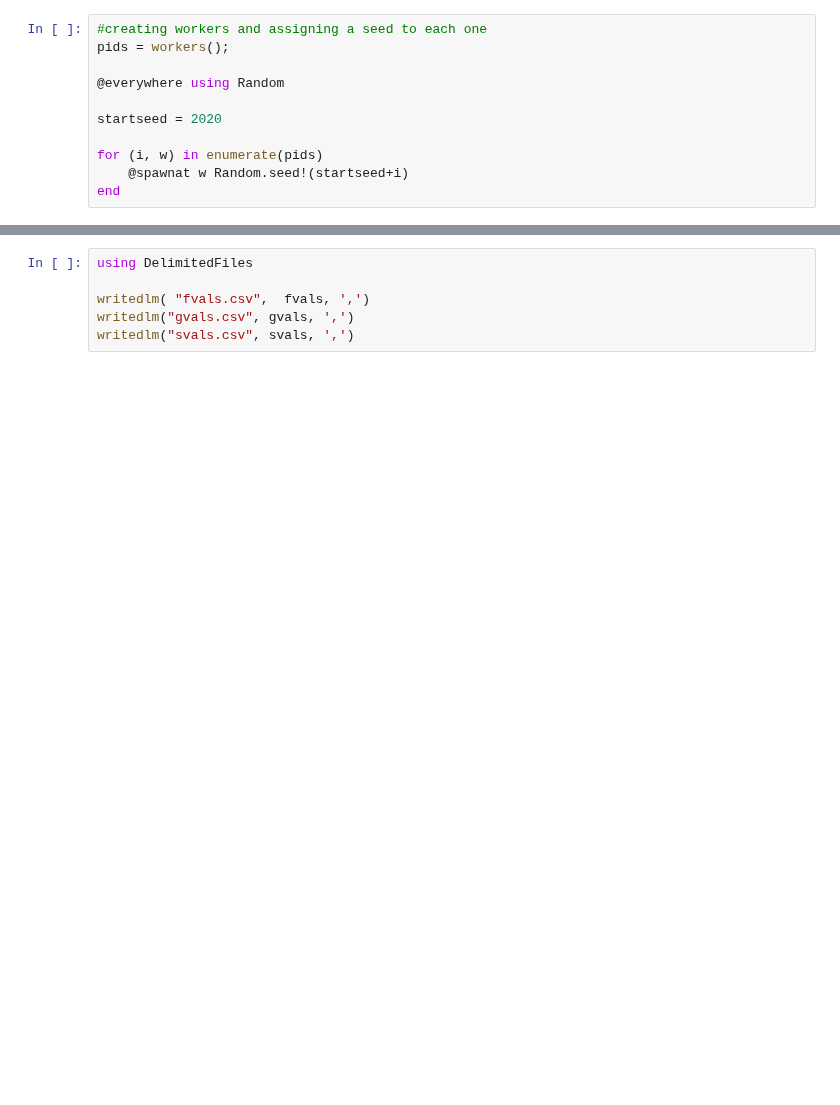
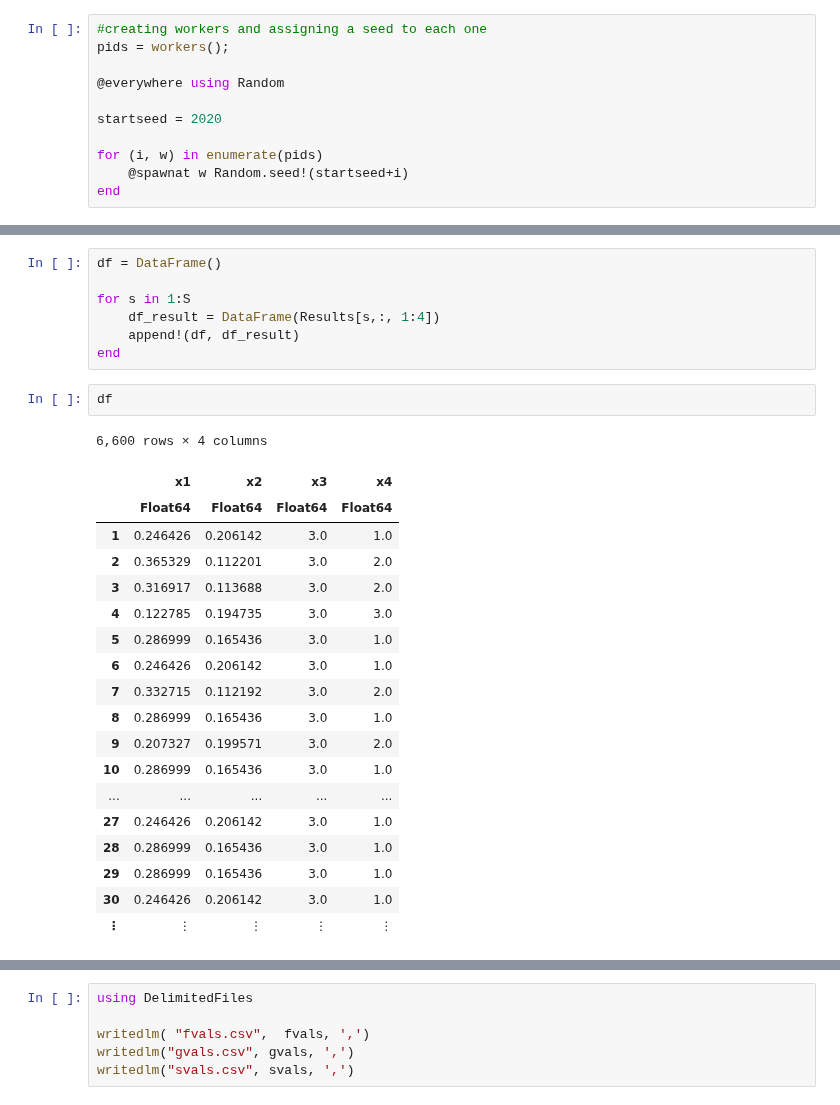
Before and after one commit to jmatheusgpa/BargainingJulia, a Jupyter notebook: Parallel/coupled_sim_anl_ncores_duplas.ipynb, the cells around one changed output, grey strips where cells are left out. Drawn from its saved outputs; the diff is of its cells as text; blank space fills up the shorter version.

```diff
--- a/Parallel/coupled_sim_anl_ncores_duplas.ipynb
+++ b/Parallel/coupled_sim_anl_ncores_duplas.ipynb
@@ -2346,0 +2217,29 @@ fvals, gvals, svals = coupled_sim_anl(f, S, N, data1, data2, n1, data_moments, W
+# %%
+df = DataFrame()
+
+for s in 1:S
+    df_result = DataFrame(Results[s,:, 1:4])
+    append!(df, df_result)
+end
+# %%
+df
+# %% [output]
+6,600 rows × 4 columns
+|  | x1 | x2 | x3 | x4 |
+|  | Float64 | Float64 | Float64 | Float64 |
+| 1 | 0.246426 | 0.206142 | 3.0 | 1.0 |
+| 2 | 0.365329 | 0.112201 | 3.0 | 2.0 |
+| 3 | 0.316917 | 0.113688 | 3.0 | 2.0 |
+| 4 | 0.122785 | 0.194735 | 3.0 | 3.0 |
+| 5 | 0.286999 | 0.165436 | 3.0 | 1.0 |
+| 6 | 0.246426 | 0.206142 | 3.0 | 1.0 |
+| 7 | 0.332715 | 0.112192 | 3.0 | 2.0 |
+| 8 | 0.286999 | 0.165436 | 3.0 | 1.0 |
+| 9 | 0.207327 | 0.199571 | 3.0 | 2.0 |
+| 10 | 0.286999 | 0.165436 | 3.0 | 1.0 |
+| ... | ... | ... | ... | ... |
+| 27 | 0.246426 | 0.206142 | 3.0 | 1.0 |
+| 28 | 0.286999 | 0.165436 | 3.0 | 1.0 |
+| 29 | 0.286999 | 0.165436 | 3.0 | 1.0 |
+| 30 | 0.246426 | 0.206142 | 3.0 | 1.0 |
+| ⋮ | ⋮ | ⋮ | ⋮ | ⋮ |
```
Also changed, not shown: parts of 28 cells of this notebook.
